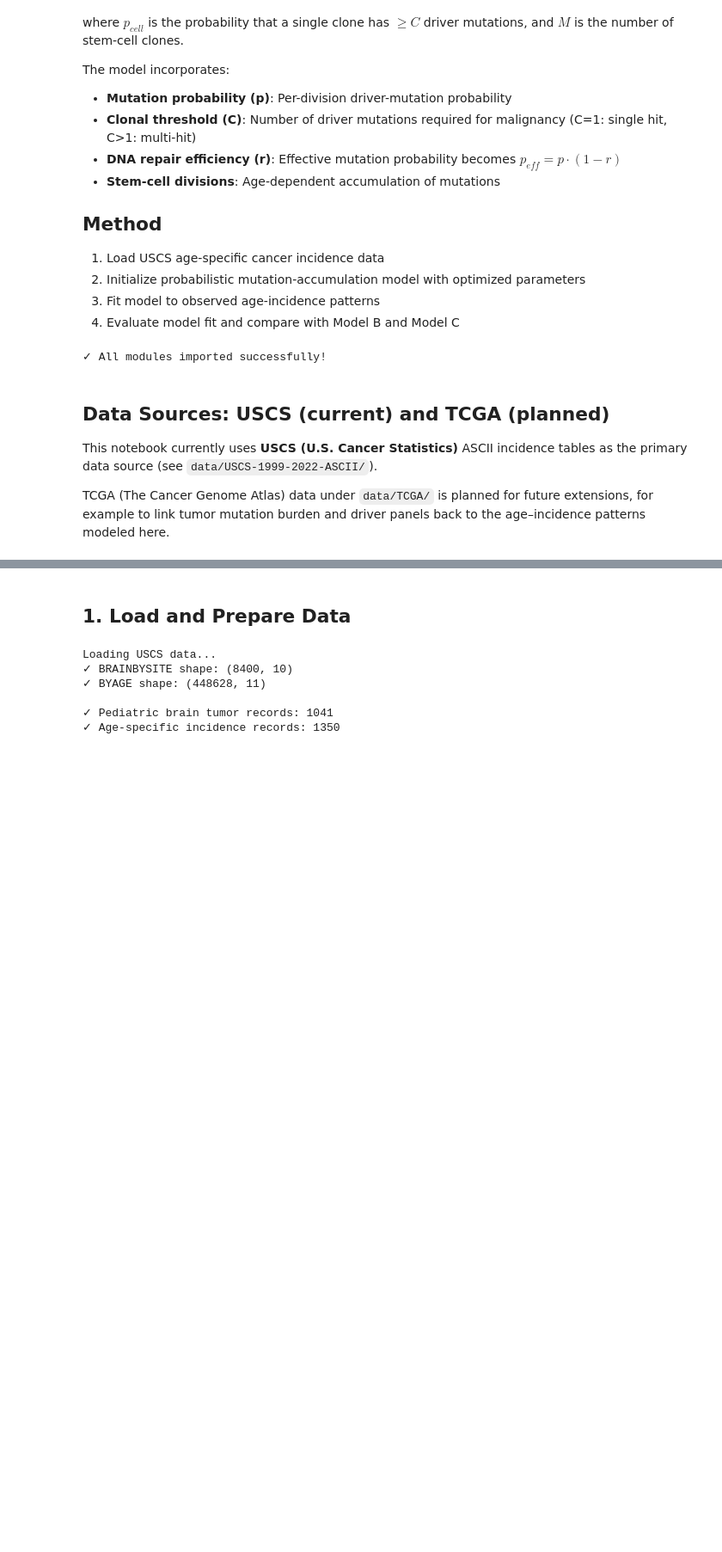
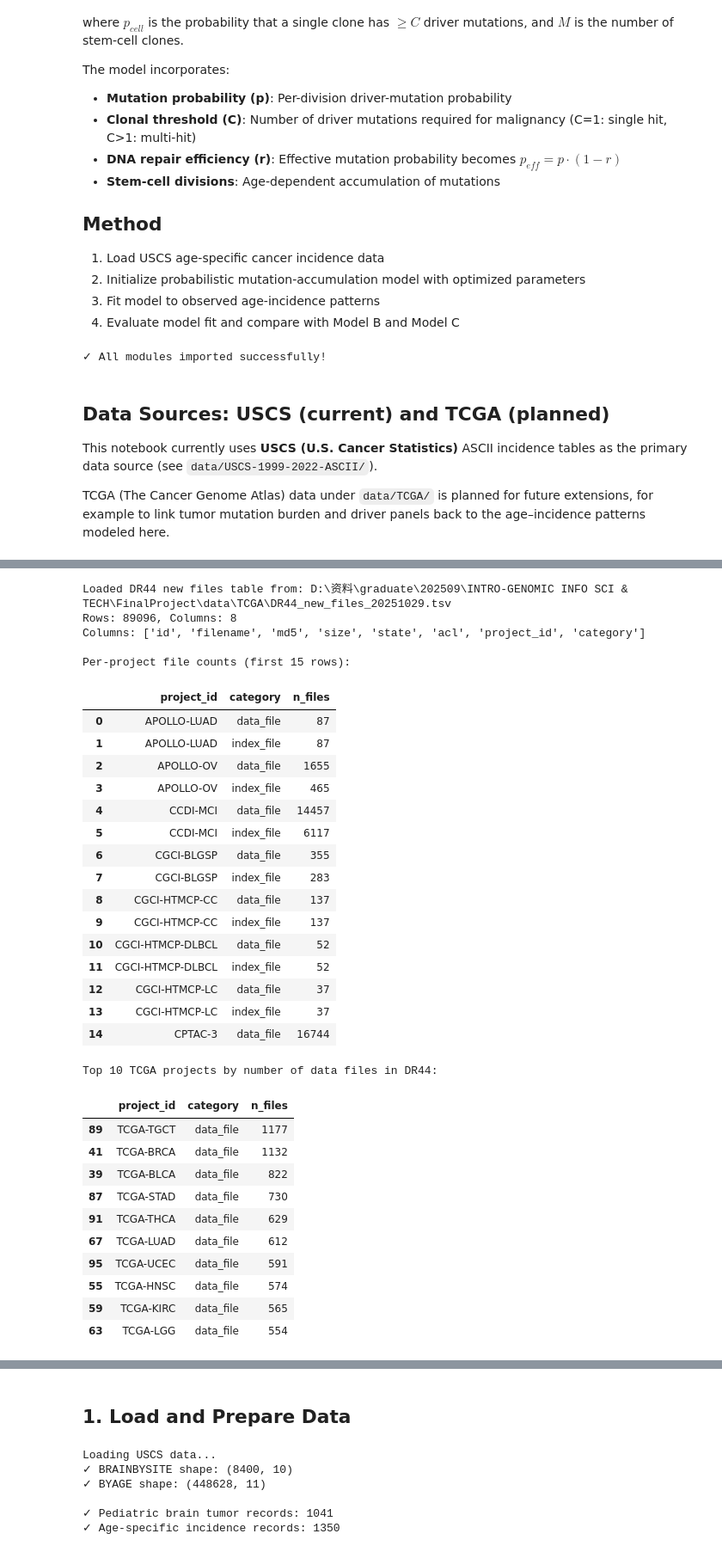
Before and after one commit to zorinayu/GenomicInfoSci-CancerRiskAnalysis, a Jupyter notebook: notebooks/model_a_probabilistic.ipynb, the cells around one changed output, grey strips where cells are left out. Shown at 86% size. Saved outputs shown, nothing was run; the diff lists cells and outputs as text; code cells hidden in the pictures; blank space fills up the shorter version.

```diff
--- a/notebooks/model_a_probabilistic.ipynb
+++ b/notebooks/model_a_probabilistic.ipynb
@@ -84,0 +96,73 @@ TCGA (The Cancer Genome Atlas) data under `data/TCGA/` is planned for future ext
+# %%
+# Quick TCGA DR44 file summary: projects and file categories
+from pathlib import Path
+
+tcga_root = project_root / "data" / "TCGA"
+new_files_path = tcga_root / "DR44_new_files_20251029.tsv"
+
+if new_files_path.exists():
+    tcga_new_files = pd.read_csv(new_files_path, sep="\t")
+    print(f"Loaded DR44 new files table from: {new_files_path}")
+    print(f"Rows: {tcga_new_files.shape[0]}, Columns: {tcga_new_files.shape[1]}")
+    print("Columns:", list(tcga_new_files.columns))
+
+    # Summarize number of data/index files per project
+    project_summary = (
+        tcga_new_files
+        .groupby(["project_id", "category"])
+        .size()
+        .reset_index(name="n_files")
+        .sort_values(["project_id", "category"])
+    )
+
+    print("\nPer-project file counts (first 15 rows):")
+    display(project_summary.head(15))
+
+    # Focus on TCGA projects only for a concise overview
+    tcga_only = project_summary[project_summary["project_id"].str.startswith("TCGA-")].copy()
+    tcga_data_files = tcga_only[tcga_only["category"] == "data_file"].copy()
+    top_tcga_projects = (
+        tcga_data_files
+        .sort_values("n_files", ascending=False)
+        .head(10)
+    )
+
+    print("\nTop 10 TCGA projects by number of data files in DR44:")
+    display(top_tcga_projects)
+else:
+    print(f"TCGA DR44 new-files table not found at: {new_files_path}")
+    print("If you want to use TCGA summaries, ensure DR44_new_files_20251029.tsv exists under data/TCGA/.")
+# %% [output]
+Loaded DR44 new files table from: D:\资料\graduate\202509\INTRO-GENOMIC INFO SCI & TECH\FinalProject\data\TCGA\DR44_new_files_20251029.tsv
+Rows: 89096, Columns: 8
+Columns: ['id', 'filename', 'md5', 'size', 'state', 'acl', 'project_id', 'category']
+
+Per-project file counts (first 15 rows):
+|  | project_id | category | n_files |
+| 0 | APOLLO-LUAD | data_file | 87 |
+| 1 | APOLLO-LUAD | index_file | 87 |
+| 2 | APOLLO-OV | data_file | 1655 |
+| 3 | APOLLO-OV | index_file | 465 |
+| 4 | CCDI-MCI | data_file | 14457 |
+| 5 | CCDI-MCI | index_file | 6117 |
+| 6 | CGCI-BLGSP | data_file | 355 |
+| 7 | CGCI-BLGSP | index_file | 283 |
+| 8 | CGCI-HTMCP-CC | data_file | 137 |
+| 9 | CGCI-HTMCP-CC | index_file | 137 |
+| 10 | CGCI-HTMCP-DLBCL | data_file | 52 |
+| 11 | CGCI-HTMCP-DLBCL | index_file | 52 |
+| 12 | CGCI-HTMCP-LC | data_file | 37 |
+| 13 | CGCI-HTMCP-LC | index_file | 37 |
+| 14 | CPTAC-3 | data_file | 16744 |
+Top 10 TCGA projects by number of data files in DR44:
+|  | project_id | category | n_files |
+| 89 | TCGA-TGCT | data_file | 1177 |
+| 41 | TCGA-BRCA | data_file | 1132 |
+| 39 | TCGA-BLCA | data_file | 822 |
+| 87 | TCGA-STAD | data_file | 730 |
+| 91 | TCGA-THCA | data_file | 629 |
+| 67 | TCGA-LUAD | data_file | 612 |
+| 95 | TCGA-UCEC | data_file | 591 |
+| 55 | TCGA-HNSC | data_file | 574 |
+| 59 | TCGA-KIRC | data_file | 565 |
+| 63 | TCGA-LGG | data_file | 554 |
```
Also changed, not shown: parts of 13 cells of this notebook, 9 other files.
